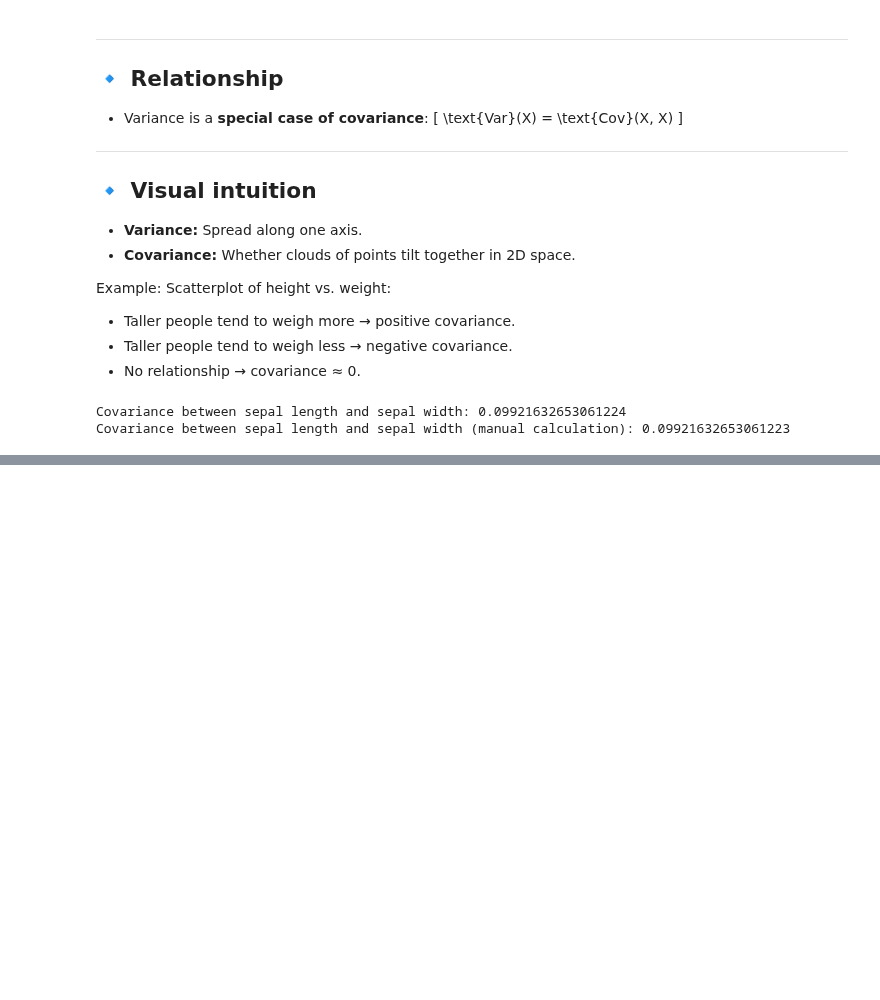
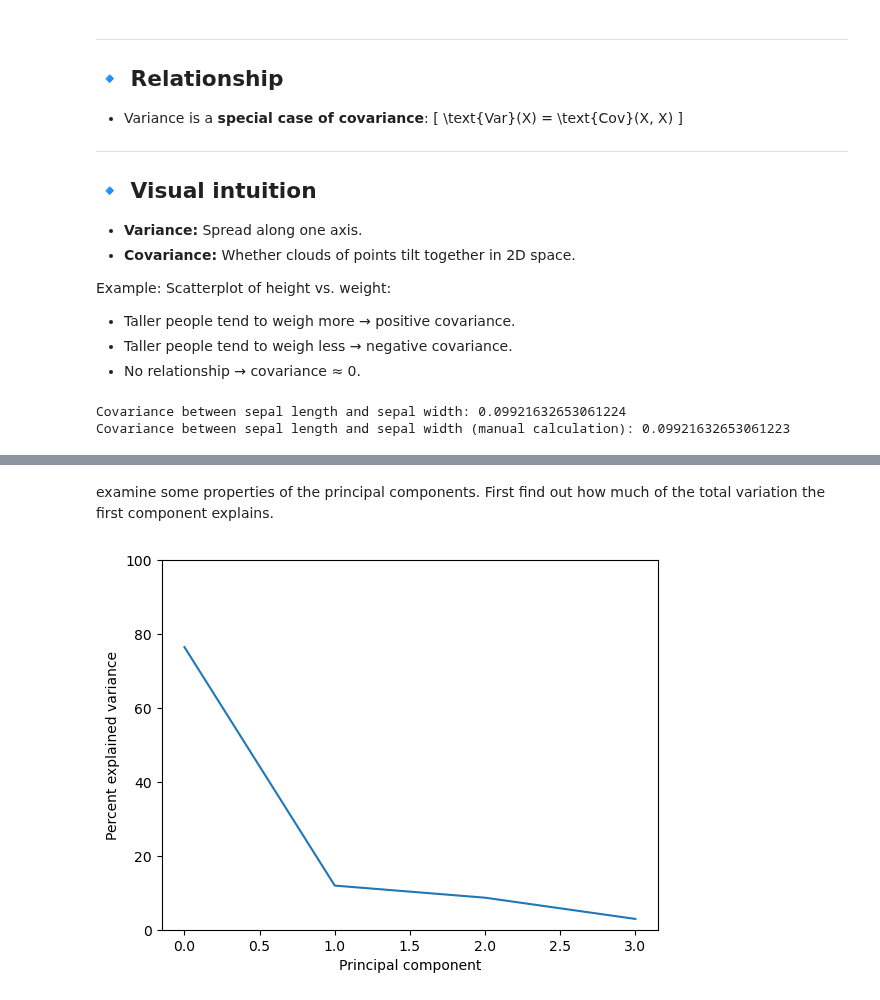
Before and after one commit to FrederikVA/DTUImageAnalysis, a Jupyter notebook: exercises/ex1b-PCA/exercises1b.ipynb, the cells around one changed output, grey strips where cells are left out. Saved outputs shown, nothing was run; the diff lists cells and outputs as text; code cells hidden in the pictures; blank space fills up the shorter version.

```diff
--- a/exercises/ex1b-PCA/exercises1b.ipynb
+++ b/exercises/ex1b-PCA/exercises1b.ipynb
@@ -102,0 +111,34 @@ NameError: name 'plt' is not defined
+# %%
+# PCA - Principal Component Analysis
+
+# First as manual steps:
+
+# Assume x is data matrix, shape (n_samples, n_features)
+# Step 1: subtract the mean (centering)
+mn = np.mean(x, axis=0)
+data = x - mn
+
+# Step 2: compute covariance matrix manually
+# Cx = (1 / (N-1)) * X^T X
+N = data.shape[0]
+C_manual = (1 / (N - 1)) * np.matmul(data.T, data)
+
+# Step 3: compute covariance matrix using numpy
+C_np = np.cov(data, rowvar=False)  # rowvar=False → features in columns
+
+# Step 4: verify they are equal (within rounding error)
+print("Manual covariance:\n", C_manual)
+print("np.cov covariance:\n", C_np)
+print("Difference:\n", C_manual - C_np)
+
+# Step 5: eigen decomposition (PCA directions and variances)
+# Knowing that the data is symmetric, we can use np.linalg.eigh.
+eigvals, eigvecs = np.linalg.eigh(C_manual)
+
+# Sort eigenvalues/vectors descending
+idx = np.argsort(eigvals)[::-1]
+eigvals = eigvals[idx]
+eigvecs = eigvecs[:, idx]
+
+print("Eigenvalues (variance explained):", eigvals)
+print("Eigenvectors (principal components):\n", eigvecs)
@@ -102,0 +163,14 @@ NameError: name 'plt' is not defined
+# %% [markdown]
+examine some properties of the principal components. First find out how much of the total variation the first component explains.
+# %%
+# plotting the amount of variance explained by each principal component
+values, vectors = np.linalg.eig(C_manual)
+v_norm = values / values.sum() * 100
+plt.plot(v_norm)
+plt.xlabel('Principal component')
+plt.ylabel('Percent explained variance')
+plt.ylim([0, 100])
+
+plt.show()
+# %% [output]
+[figure, added]
```
Also changed, not shown: parts of 11 cells of this notebook, 2 other files.
